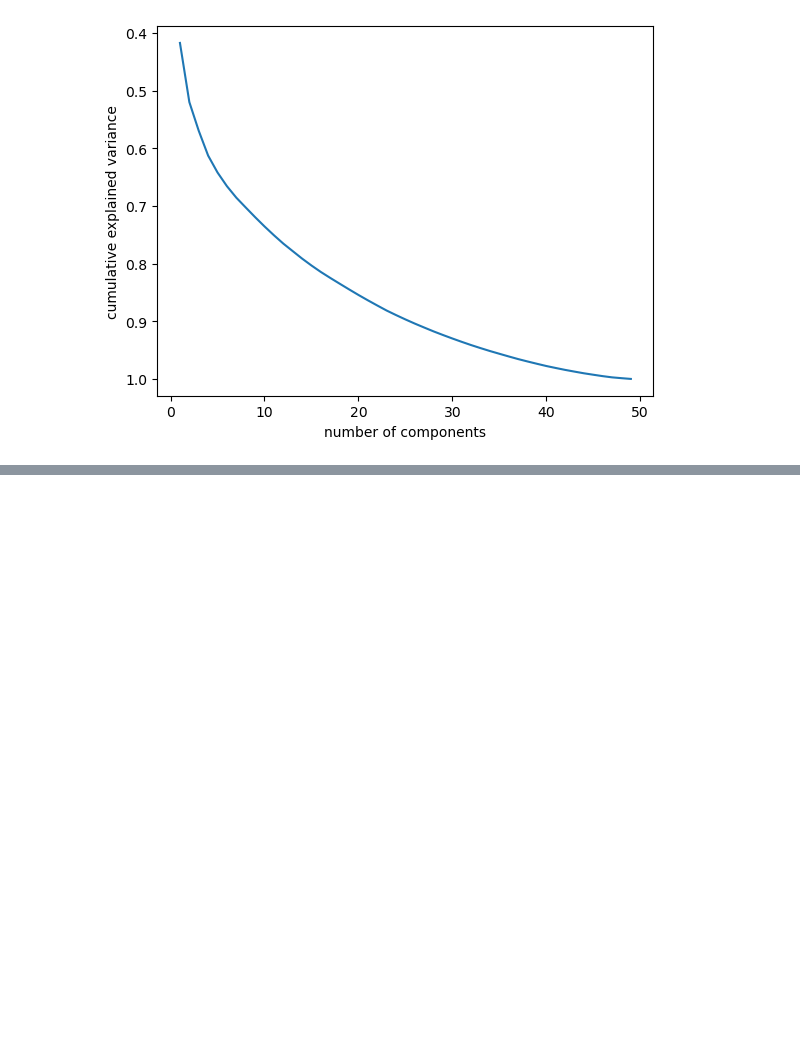
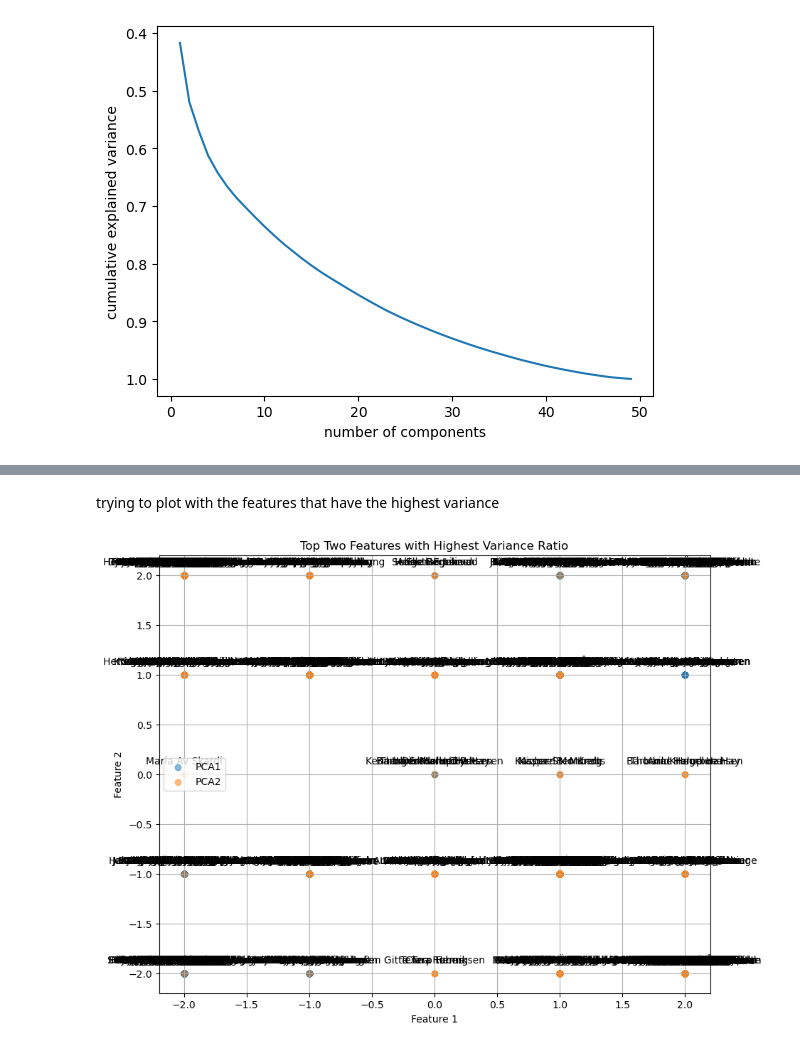
Before and after one commit to MAL-flowdemort/assignment_5, a Jupyter notebook: Candidate Test 2022 II.ipynb, the cells around one changed output, grey strips where cells are left out. Cells and saved outputs as stored; diff of their text form; code cells hidden in the pictures; blank space fills up the shorter version.

```diff
--- a/Candidate Test 2022 II.ipynb
+++ b/Candidate Test 2022 II.ipynb
@@ -351,0 +489,36 @@ note: small differences can be visible in both the size and perhaps the placemen
+# %% [markdown]
+trying to plot with the features that have the highest variance
+# %%
+import numpy as np
+import matplotlib.pyplot as plt
+
+# Get the indices of the two features with the highest variance ratio for PCA1
+top_two_indices_pca1 = np.abs(pca.components_[0]).argsort()[-2:]
+top_two_features_pca1 = questions_data.columns[top_two_indices_pca1]
+top_two_ratios_pca1 = np.abs(pca.components_[0][top_two_indices_pca1])
+top_two_data_pca1 = questions_data[top_two_features_pca1]
+
+top_two_indices_pca2 = np.abs(pca.components_[1]).argsort()[-2:]
+top_two_features_pca2 = questions_data.columns[top_two_indices_pca2]
+top_two_ratios_pca2 = np.abs(pca.components_[1][top_two_indices_pca2])
+top_two_data_pca2 = questions_data[top_two_features_pca2]
+
+
+# Plot
+plt.figure(figsize=(10, 8))
+plt.scatter(top_two_data_pca1.iloc[:, 0], top_two_data_pca1.iloc[:, 1], alpha=0.5, label="PCA1")
+plt.scatter(top_two_data_pca2.iloc[:, 0], top_two_data_pca2.iloc[:, 1], alpha=0.5, label="PCA2")
+
+# Annotate points with names
+for i, name in enumerate(names):
+    plt.annotate(name, (top_two_data_pca1.iloc[i, 0], top_two_data_pca1.iloc[i, 1]), textcoords="offset points", xytext=(0,10), ha='center')
+    plt.annotate(name, (top_two_data_pca2.iloc[i, 0], top_two_data_pca2.iloc[i, 1]), textcoords="offset points", xytext=(0,10), ha='center')
+
+plt.xlabel('Feature 1')
+plt.ylabel('Feature 2')
+plt.title('Top Two Features with Highest Variance Ratio')
+plt.grid(True)
+plt.legend()
+plt.show()
+# %% [output]
+[figure, added]
```
Also changed, not shown: parts of 38 cells of this notebook.
